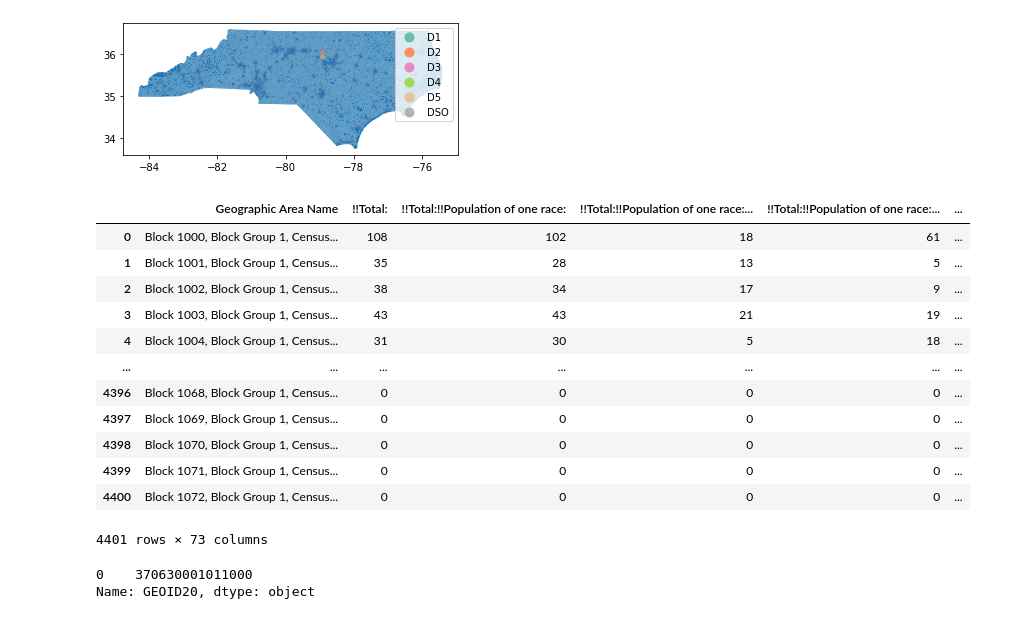
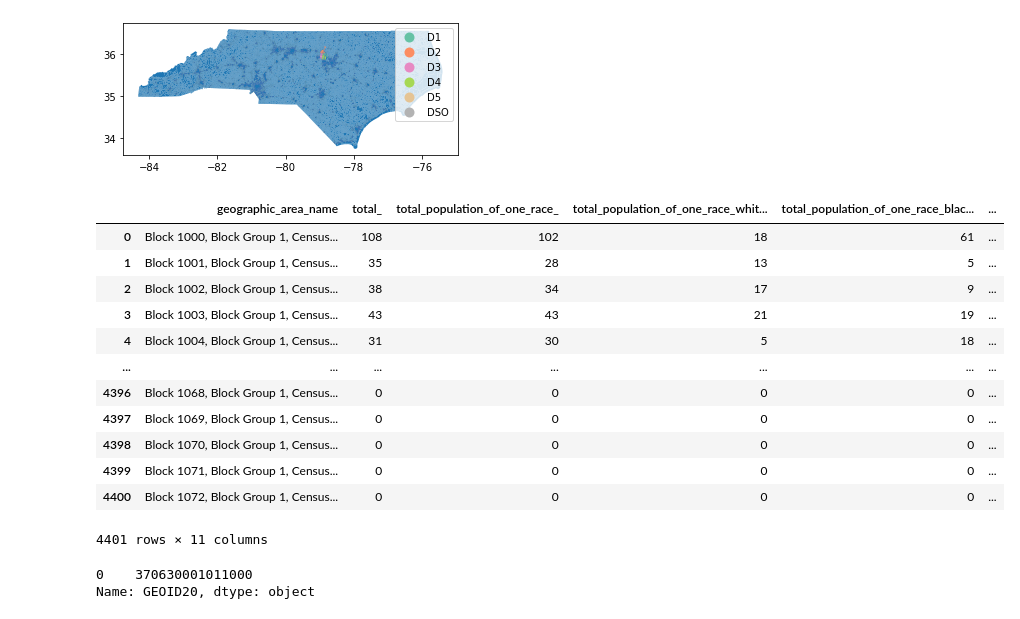
Before and after one commit to sadiesheridan/dataplus-project27-community-safety-durham, a Jupyter notebook: 10_code/dpddata.ipynb, the cells around one changed output. Cells and saved outputs as stored; diff of their text form; code cells hidden in the pictures.

```diff
--- a/10_code/dpddata.ipynb
+++ b/10_code/dpddata.ipynb
@@ -243,13 +238,17 @@ policebeats.plot(column='LAWDIST',
 # %%
 ncblockmap = ncblockmap.to_crs("EPSG:4326")
 # %%
-racedata = pd.read_csv('/Users/erikrobertsson/Downloads/Race data files/DECENNIALPL2020.P1_data_with_overlays_2022-06-02T110204.csv', skiprows =1
-)
+racedata = pd.read_csv('/Users/erikrobertsson/Downloads/Race data files/DECENNIALPL2020.P1_data_with_overlays_2022-06-02T110204.csv', skiprows =1)
 racedata['GEOID20'] = racedata['id'].str[-15:]
 racedata.drop('id', axis=1, inplace=True)
+racedata.columns = racedata.columns.str.strip().str.lower().str.replace(' ', '_').str.replace('(', '').str.replace(')', '')
+racedata.columns = racedata.columns.str.replace('[#,@,&,!]', '')
+racedata.columns = racedata.columns.str.replace('[:]', '_')
+racedata.rename(columns = {'total_population_of_two_or_more_races_':'Total Mixed Races'}, inplace = True)
+racedata.drop(racedata.iloc[:, 10:72], inplace = True, axis = 1)
 racedata
 # %% [output]
-|  | Geographic Area Name | !!Total: | !!Total:!!Population of one race: | !!Total:!!Population of one race:... | !!Total:!!Population of one race:... | ... |
+|  | geographic_area_name | total_ | total_population_of_one_race_ | total_population_of_one_race_whit... | total_population_of_one_race_blac... | ... |
 | 0 | Block 1000, Block Group 1, Census... | 108 | 102 | 18 | 61 | ... |
 | 1 | Block 1001, Block Group 1, Census... | 35 | 28 | 13 | 5 | ... |
 | 2 | Block 1002, Block Group 1, Census... | 38 | 34 | 17 | 9 | ... |
@@ -261,7 +260,7 @@ racedata
 | 4398 | Block 1070, Block Group 1, Census... | 0 | 0 | 0 | 0 | ... |
 | 4399 | Block 1071, Block Group 1, Census... | 0 | 0 | 0 | 0 | ... |
 | 4400 | Block 1072, Block Group 1, Census... | 0 | 0 | 0 | 0 | ... |
-4401 rows × 73 columns
+4401 rows × 11 columns
 # %%
 racedata["GEOID20"].head(1)
 # %% [output]
```
Also changed, not shown: parts of 7 cells of this notebook, 1 other file.
